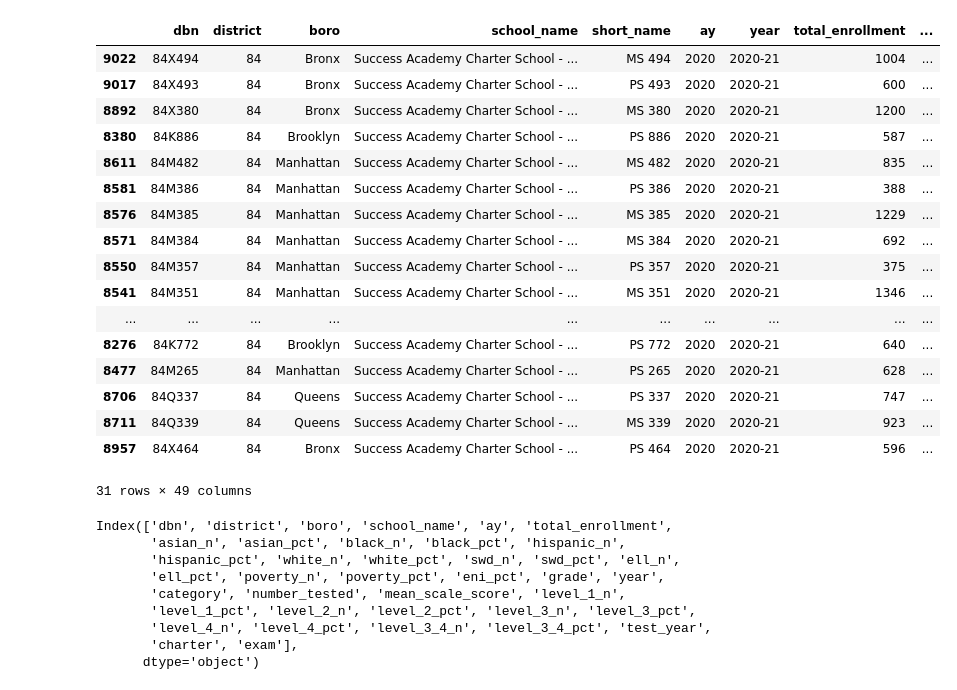
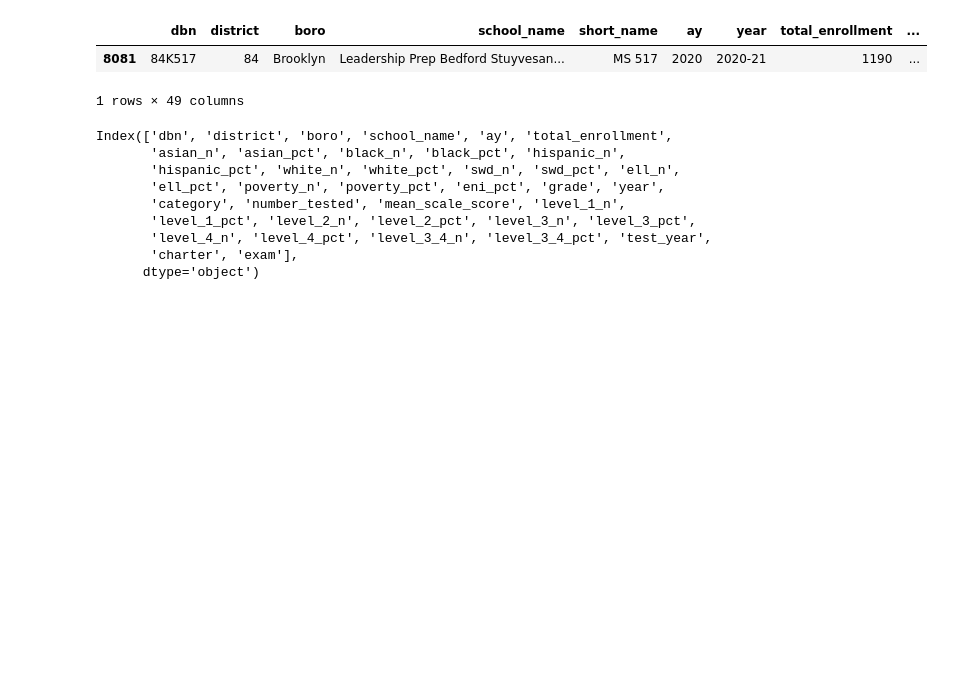
Before and after one commit to adelphi-ed-tech/nycschools, a Jupyter notebook: nb/charter-vs-community.ipynb, the cells around one changed output. Saved outputs shown, nothing was run; the diff lists cells and outputs as text; code cells hidden in the pictures; blank space fills up the shorter version.

```diff
--- a/nb/charter-vs-community.ipynb
+++ b/nb/charter-vs-community.ipynb
@@ -17,27 +17,12 @@ from school_data import schools, exams, ui
 # %%
 demo = schools.load_school_demographics()
 tests = exams.load_math_ela_long()
 
-schools.search(demo, "success academy")
+schools.search(demo, "uncommon")
 # %% [output]
 |  | dbn | district | boro | school_name | short_name | ay | year | total_enrollment | ... |
-| 9022 | 84X494 | 84 | Bronx | Success Academy Charter School - ... | MS 494 | 2020 | 2020-21 | 1004 | ... |
-| 9017 | 84X493 | 84 | Bronx | Success Academy Charter School - ... | PS 493 | 2020 | 2020-21 | 600 | ... |
-| 8892 | 84X380 | 84 | Bronx | Success Academy Charter School - ... | MS 380 | 2020 | 2020-21 | 1200 | ... |
-| 8380 | 84K886 | 84 | Brooklyn | Success Academy Charter School - ... | PS 886 | 2020 | 2020-21 | 587 | ... |
-| 8611 | 84M482 | 84 | Manhattan | Success Academy Charter School - ... | MS 482 | 2020 | 2020-21 | 835 | ... |
-| 8581 | 84M386 | 84 | Manhattan | Success Academy Charter School - ... | PS 386 | 2020 | 2020-21 | 388 | ... |
-| 8576 | 84M385 | 84 | Manhattan | Success Academy Charter School - ... | MS 385 | 2020 | 2020-21 | 1229 | ... |
-| 8571 | 84M384 | 84 | Manhattan | Success Academy Charter School - ... | MS 384 | 2020 | 2020-21 | 692 | ... |
-| 8550 | 84M357 | 84 | Manhattan | Success Academy Charter School - ... | PS 357 | 2020 | 2020-21 | 375 | ... |
-| 8541 | 84M351 | 84 | Manhattan | Success Academy Charter School - ... | MS 351 | 2020 | 2020-21 | 1346 | ... |
-| ... | ... | ... | ... | ... | ... | ... | ... | ... | ... |
-| 8276 | 84K772 | 84 | Brooklyn | Success Academy Charter School - ... | PS 772 | 2020 | 2020-21 | 640 | ... |
-| 8477 | 84M265 | 84 | Manhattan | Success Academy Charter School - ... | PS 265 | 2020 | 2020-21 | 628 | ... |
-| 8706 | 84Q337 | 84 | Queens | Success Academy Charter School - ... | PS 337 | 2020 | 2020-21 | 747 | ... |
-| 8711 | 84Q339 | 84 | Queens | Success Academy Charter School - ... | MS 339 | 2020 | 2020-21 | 923 | ... |
-| 8957 | 84X464 | 84 | Bronx | Success Academy Charter School - ... | PS 464 | 2020 | 2020-21 | 596 | ... |
+| 8081 | 84K517 | 84 | Brooklyn | Leadership Prep Bedford Stuyvesan... | MS 517 | 2020 | 2020-21 | 1190 | ... |
-31 rows × 49 columns
+1 rows × 49 columns
 # %%
 df = demo[schools.demo.core_cols].merge(tests, how="inner", on=["dbn", "ay"])
 df = df[df["mean_scale_score"].notnull()]
```
Also changed, not shown: parts of 4 cells of this notebook.
